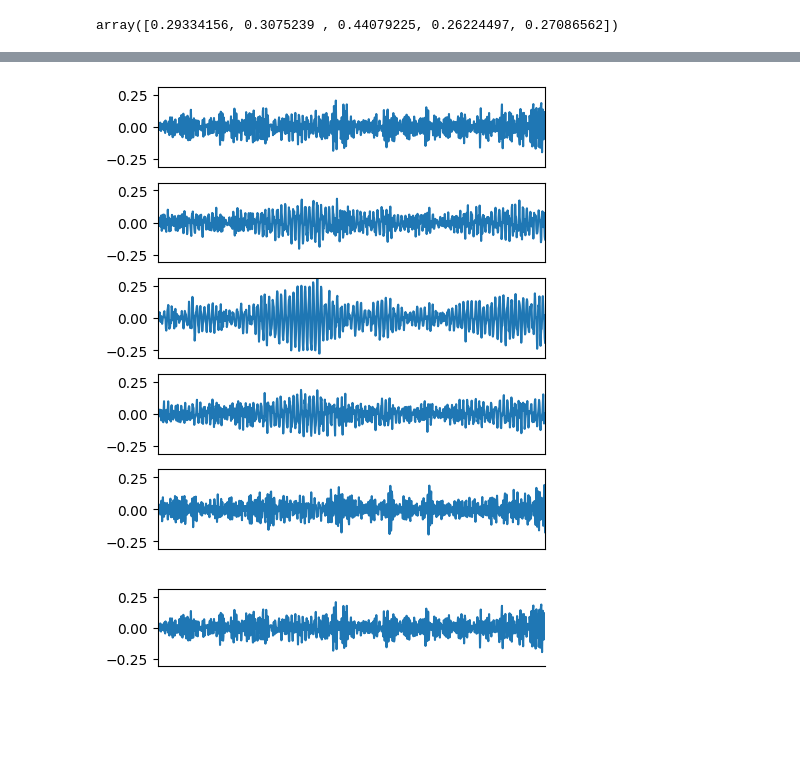
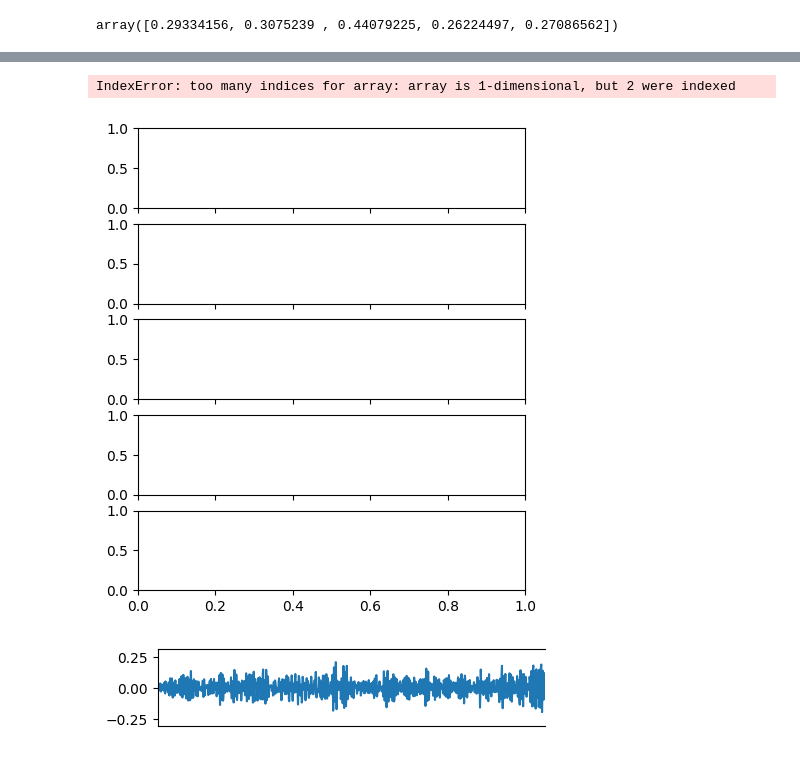
Before and after one commit to tingyan08/ICSHM2022, a Jupyter notebook: mining.ipynb, the cells around one changed output, grey strips where cells are left out. Saved outputs shown, nothing was run; the diff lists cells and outputs as text; code cells hidden in the pictures; blank space fills up the shorter version.

```diff
--- a/mining.ipynb
+++ b/mining.ipynb
@@ -182,0 +184,2 @@ min_max = pd.read_csv(os.path.join("./Data", "min_max.csv")).values
+# %%
+signal = np.load("./Data/Displacement/train/train_00000.npy")
@@ -182,0 +190,7 @@ min_max = pd.read_csv(os.path.join("./Data", "min_max.csv")).values
+# %%
+fig, ax = plt.subplots(1, 1, sharex="col", figsize=(4,1))
+plt.plot(range(len(signal[0, :1024])), [0 for _ in range(1024)], linewidth=4)
+plt.ylim([0, 1])
+plt.xticks([])
+plt.yticks([])
+plt.savefig("./pic/short_masked_signal.svg", bbox_inches='tight')
@@ -182,0 +199,12 @@ min_max = pd.read_csv(os.path.join("./Data", "min_max.csv")).values
+# %%
+color = "green"
+scale_signal = min_max_scaler(signal, min_max)
+for i in range(5):
+    fig, ax = plt.subplots(1, 1, sharex="col", figsize=(4, 1))
+    ax.plot(range(len(scale_signal[i, :1024])), scale_signal[i, :1024], c=f"tab:{color}")
+    ax.set_ylim([0, 1])
+    ax.set_xlim([0, 1024])
+    ax.set_xticks([])
+    if i != 2:
+        ax.set_yticks([])
+    plt.savefig(f"./pic/short_signal{i}_{color}.svg", bbox_inches='tight')
@@ -183,17 +217,18 @@ min_max = pd.read_csv(os.path.join("./Data", "min_max.csv")).values
 # %%
-a = scipy.io.loadmat("./Data/train/train_1.mat")["A"]
-b = scipy.io.loadmat("./Data/train/train_5.mat")["A"]
+a = scipy.io.loadmat("./RawData/Displacement/train/train_01.mat")["A"]
+b = scipy.io.loadmat("./RawData/Displacement/train/train_05.mat")["A"]
 # %%
 import matplotlib.pyplot as plt
 fig, ax = plt.subplots(5, 1, sharex="col", figsize=(5,6))
 for i in range(5):
-    ax[i].plot(range(len(a[i, :1024])), a[i, :1024])
+    ax[i].plot(range(len(a[i, :1024])), min_max_scaler(a[i, :1024], min_max))
     ax[i].set_ylim([-0.31, 0.31])
     ax[i].set_xlim([0, 1024])
     ax[i].set_xticks([])
 plt.savefig("./pic/Raw_signal.svg",bbox_inches='tight')
 # %% [output]
+IndexError: too many indices for array: array is 1-dimensional, but 2 were indexed
-[figure, old version]
+[figure, new version]
 # %%
 fig, ax = plt.subplots(1, 1, sharex="col", figsize=(5,1))
 ax.plot(range(len(a[0, :1024])), a[0, :1024])
```
Also changed, not shown: parts of 5 cells of this notebook, 7 other files.
